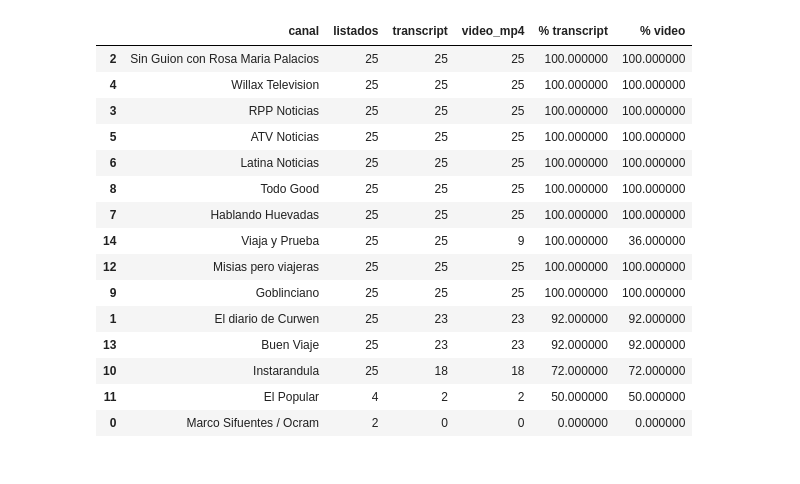
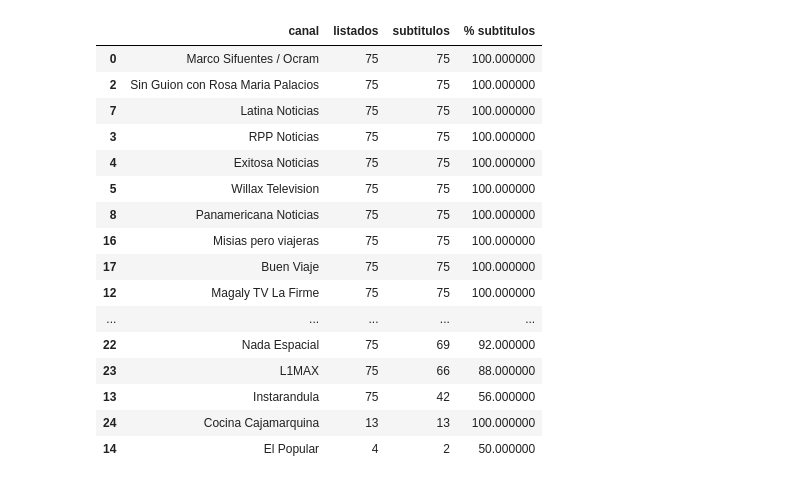
Before and after one commit to lkoc/Trabajo_PLN-MIA-Grupo4, a Jupyter notebook: Cuadernos/01_scraping_youtube_politica_farandula.ipynb, the cells around one changed output. Drawn from its saved outputs; the diff is of its cells as text; code cells hidden in the pictures.

```diff
--- a/Cuadernos/01_scraping_youtube_politica_farandula.ipynb
+++ b/Cuadernos/01_scraping_youtube_politica_farandula.ipynb
@@ -260,12 +447,10 @@ consultas = [
 # Ejecutar esta celda si se desea descubrir nuevos canales desde la web publica.
 # Puede tardar por la carga dinamica de YouTube.
 
-ejecutar_busqueda = False
-
-if ejecutar_busqueda:
+if EJECUTAR_BUSQUEDA_CANALES:
     candidatos = []
-    for consulta in tqdm(consultas):
-        candidatos.append(buscar_canales_youtube(consulta, n_scrolls=2, headless=True))
+    for consulta in tqdm(CONSULTAS_BUSQUEDA):
+        candidatos.append(buscar_canales_youtube(consulta))
     canales_candidatos = pd.concat(candidatos, ignore_index=True).drop_duplicates('url')
     canales_candidatos.to_csv(RAW_DIR / 'canales_candidatos_scraping.csv', index=False)
 else:
@@ -363,8 +545,6 @@ def listar_videos_canal(channel_url, max_videos=15):
         })
     return filas
 # %%
-MAX_VIDEOS_POR_CANAL = 25
-
 videos = []
 for _, canal in tqdm(canales_semilla.iterrows(), total=len(canales_semilla)):
     try:
@@ -376,7 +556,12 @@ for _, canal in tqdm(canales_semilla.iterrows(), total=len(canales_semilla)):
     except Exception as exc:
         print('No se pudo leer canal:', canal['nombre'], exc)
 
-videos_df = pd.DataFrame(videos).drop_duplicates('video_id')
+COLUMNAS_VIDEO = [
+    'video_id', 'url', 'title', 'upload_date', 'duration', 'view_count',
+    'channel_id', 'channel_url', 'channel_title', 'categoria_fuente',
+]
+videos_df = pd.DataFrame(videos, columns=COLUMNAS_VIDEO)
+videos_df = videos_df.drop_duplicates('video_id').reset_index(drop=True)
 videos_df.to_csv(RAW_DIR / 'videos_candidatos.csv', index=False)
 videos_df.head()
 # %% [output]
@@ -740,45 +945,38 @@ resumen
 # %%
-# ── Estadísticas finales: videos por canal × transcripción × video descargado ─
+# ── Estadísticas finales: videos listados × subtítulos utilizables ────────────
 ids_con_transcript = {t['video_id'] for t in transcripciones}
-ids_con_video      = {p.stem for p in VIDEO_DIR.glob('*.mp4') if mp4_valido(p)}
 
 stat = (
     videos_df
     .assign(
         transcript = videos_df['video_id'].isin(ids_con_transcript),
-        video_mp4  = videos_df['video_id'].isin(ids_con_video),
     )
     .groupby('channel_title', sort=False)
     .agg(
-        listados    = ('video_id',    'count'),
-        transcript  = ('transcript',  'sum'),
-        video_mp4   = ('video_mp4',   'sum'),
+        listados   = ('video_id',   'count'),
+        subtitulos = ('transcript', 'sum'),
     )
     .reset_index()
-    .sort_values('transcript', ascending=False)
+    .sort_values('subtitulos', ascending=False)
     .rename(columns={'channel_title': 'canal'})
 )
 
-stat['% transcript'] = (stat['transcript'] / stat['listados'] * 100).round(1)
-stat['% video']      = (stat['video_mp4']  / stat['listados'] * 100).round(1)
+stat['% subtitulos'] = (stat['subtitulos'] / stat['listados'] * 100).round(1)
 
 # ── Totales ───────────────────────────────────────────────────────────────────
 tot_l = stat['listados'].sum()
-tot_t = stat['transcript'].sum()
-tot_v = stat['video_mp4'].sum()
+tot_s = stat['subtitulos'].sum()
 
 COL = 32
-print(f"\n{'Canal':<{COL}} {'Listados':>8}  {'Transcript':>10} {'%':>6}  {'Video MP4':>9} {'%':>6}")
-print('─' * (COL + 46))
+print(f"\n{'Canal':<{COL}} {'Listados':>8}  {'Subtítulos':>11} {'%':>6}")
+print('─' * (COL + 30))
 for _, r in stat.iterrows():
     print(f"{r['canal'][:COL-1]:<{COL}} {r['listados']:>8}  "
-          f"{r['transcript']:>10} {r['% transcript']:>5.1f}%  "
-          f"{r['video_mp4']:>9} {r['% video']:>5.1f}%")
-print('─' * (COL + 46))
+          f"{r['subtitulos']:>11} {r['% subtitulos']:>5.1f}%")
+print('─' * (COL + 30))
 print(f"{'TOTAL':<{COL}} {tot_l:>8}  "
-      f"{tot_t:>10} {tot_t/max(tot_l,1)*100:>5.1f}%  "
-      f"{tot_v:>9} {tot_v/max(tot_l,1)*100:>5.1f}%")
+      f"{tot_s:>11} {tot_s/max(tot_l,1)*100:>5.1f}%")
 
 # ── Tabla interactiva ─────────────────────────────────────────────────────────
-stat.style.bar(subset=['% transcript','% video'], color='#5fba7d', vmin=0, vmax=100)
+stat.style.bar(subset=['% subtitulos'], color='#5fba7d', vmin=0, vmax=100)
 # %% [output]
@@ -804,16 +1000,17 @@ TOTAL                                 331         316  95.5%        300  90.6%
-|  | canal | listados | transcript | video_mp4 | % transcript | % video |
-| 2 | Sin Guion con Rosa Maria Palacios | 25 | 25 | 25 | 100.000000 | 100.000000 |
-| 4 | Willax Television | 25 | 25 | 25 | 100.000000 | 100.000000 |
-| 3 | RPP Noticias | 25 | 25 | 25 | 100.000000 | 100.000000 |
-| 5 | ATV Noticias | 25 | 25 | 25 | 100.000000 | 100.000000 |
-| 6 | Latina Noticias | 25 | 25 | 25 | 100.000000 | 100.000000 |
-| 8 | Todo Good | 25 | 25 | 25 | 100.000000 | 100.000000 |
-| 7 | Hablando Huevadas | 25 | 25 | 25 | 100.000000 | 100.000000 |
-| 14 | Viaja y Prueba | 25 | 25 | 9 | 100.000000 | 36.000000 |
-| 12 | Misias pero viajeras | 25 | 25 | 25 | 100.000000 | 100.000000 |
-| 9 | Goblinciano | 25 | 25 | 25 | 100.000000 | 100.000000 |
-| 1 | El diario de Curwen | 25 | 23 | 23 | 92.000000 | 92.000000 |
-| 13 | Buen Viaje | 25 | 23 | 23 | 92.000000 | 92.000000 |
-| 10 | Instarandula | 25 | 18 | 18 | 72.000000 | 72.000000 |
-| 11 | El Popular | 4 | 2 | 2 | 50.000000 | 50.000000 |
-| 0 | Marco Sifuentes / Ocram | 2 | 0 | 0 | 0.000000 | 0.000000 |
+|  | canal | listados | subtitulos | % subtitulos |
+| 0 | Marco Sifuentes / Ocram | 75 | 75 | 100.000000 |
+| 2 | Sin Guion con Rosa Maria Palacios | 75 | 75 | 100.000000 |
+| 7 | Latina Noticias | 75 | 75 | 100.000000 |
+| 3 | RPP Noticias | 75 | 75 | 100.000000 |
+| 4 | Exitosa Noticias | 75 | 75 | 100.000000 |
+| 5 | Willax Television | 75 | 75 | 100.000000 |
+| 8 | Panamericana Noticias | 75 | 75 | 100.000000 |
+| 16 | Misias pero viajeras | 75 | 75 | 100.000000 |
+| 17 | Buen Viaje | 75 | 75 | 100.000000 |
+| 12 | Magaly TV La Firme | 75 | 75 | 100.000000 |
+| ... | ... | ... | ... | ... |
+| 22 | Nada Espacial | 75 | 69 | 92.000000 |
+| 23 | L1MAX | 75 | 66 | 88.000000 |
+| 13 | Instarandula | 75 | 42 | 56.000000 |
+| 24 | Cocina Cajamarquina | 13 | 13 | 100.000000 |
+| 14 | El Popular | 4 | 2 | 50.000000 |
```
Also changed, not shown: parts of 24 cells of this notebook, 20 other files.
